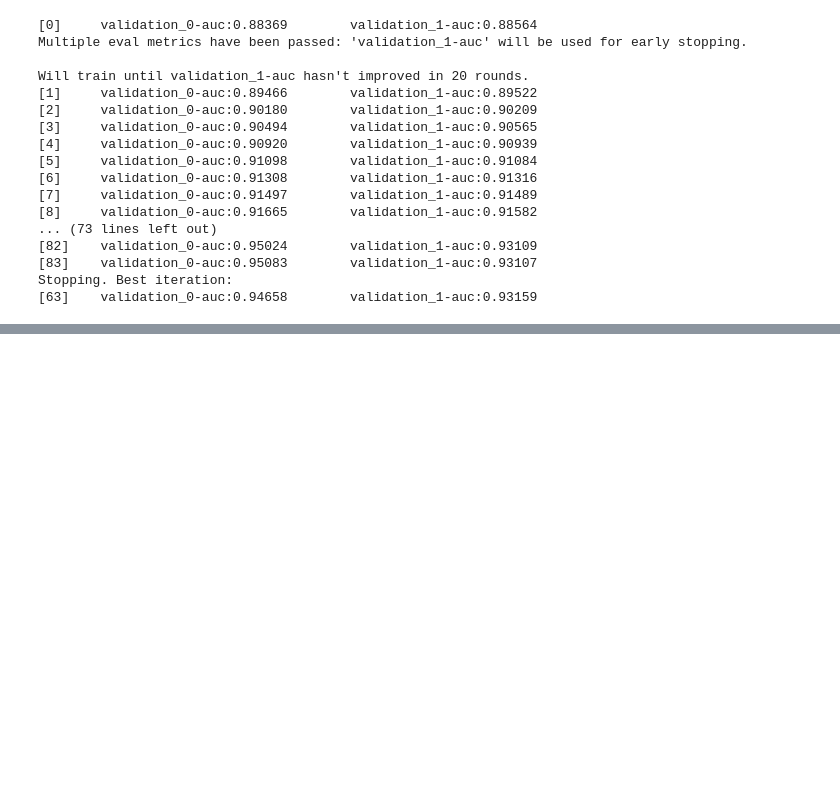
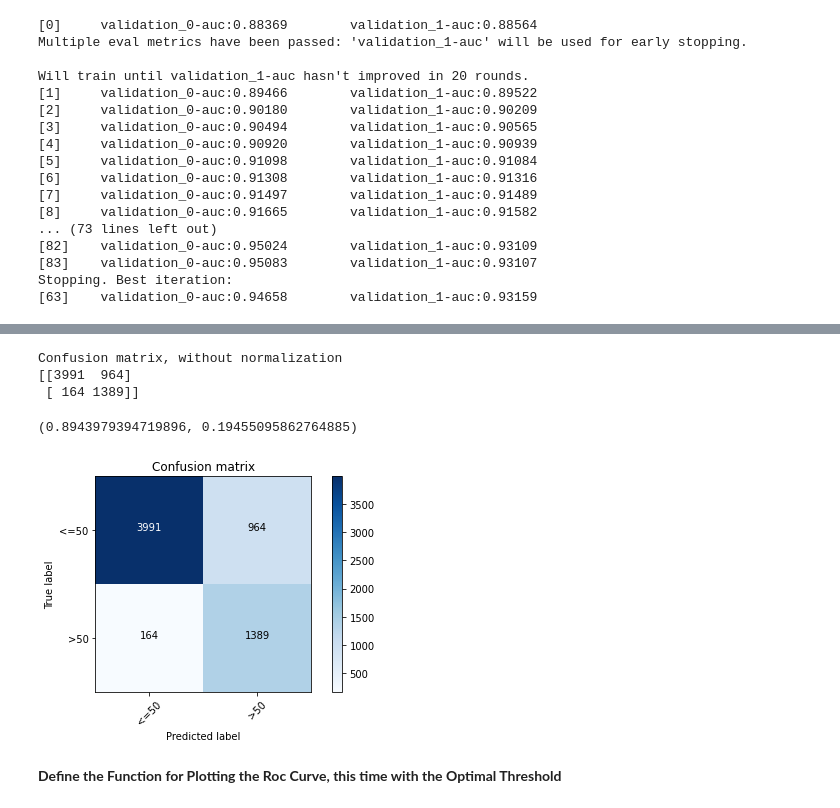
Before and after one commit to cansuergun/Income_Prediction, a Jupyter notebook: Income Level Prediction - XGBoost.ipynb, the cells around one changed output, grey strips where cells are left out. Saved outputs shown, nothing was run; the diff lists cells and outputs as text; code cells hidden in the pictures; blank space fills up the shorter version.

```diff
--- a/Income Level Prediction - XGBoost.ipynb
+++ b/Income Level Prediction - XGBoost.ipynb
@@ -56,0 +209,10 @@ Stopping. Best iteration:
+# %%
+plot_confusion_matrix(cmf, classes=['<=50','>50'],normalize= False,  title='Confusion matrix')
+# %% [output]
+Confusion matrix, without normalization
+[[3991  964]
+ [ 164 1389]]
+(0.8943979394719896, 0.19455095862764885)
+[figure, added]
+# %% [markdown]
+**Define the Function for Plotting the Roc Curve, this time with the Optimal Threshold**
```
Also changed, not shown: parts of 25 cells of this notebook, 1 other file.
